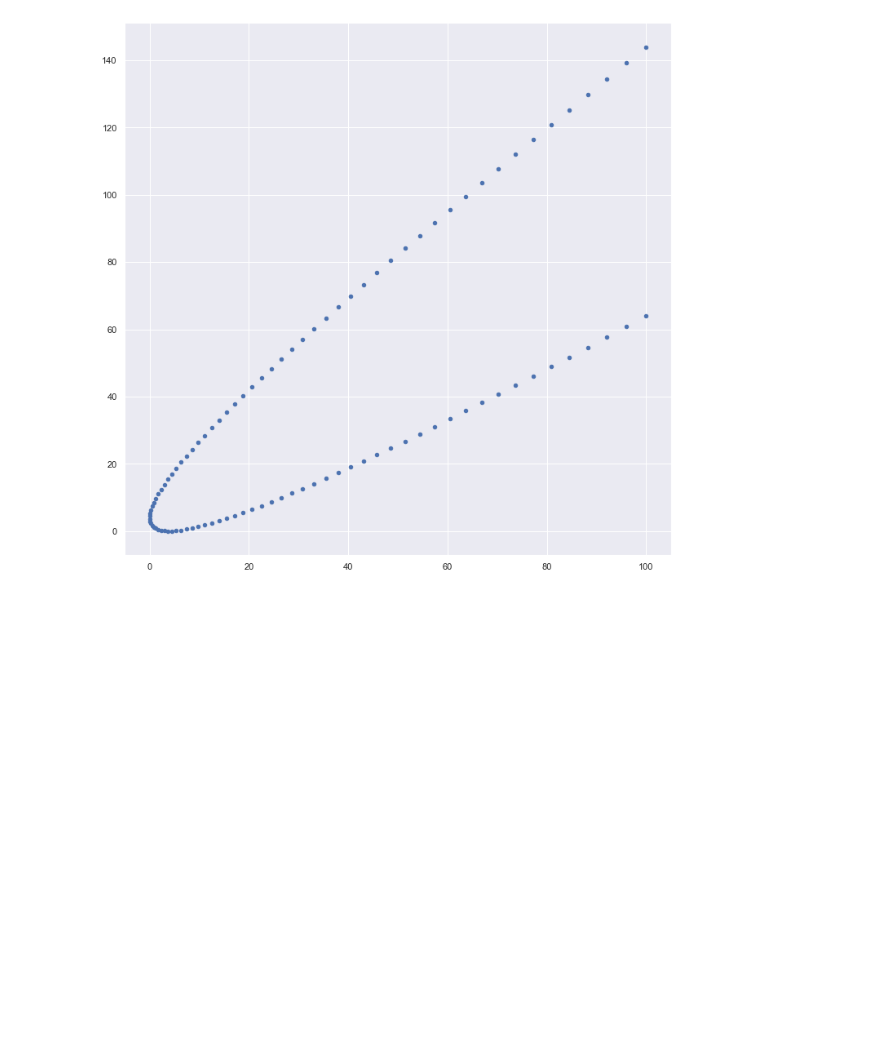
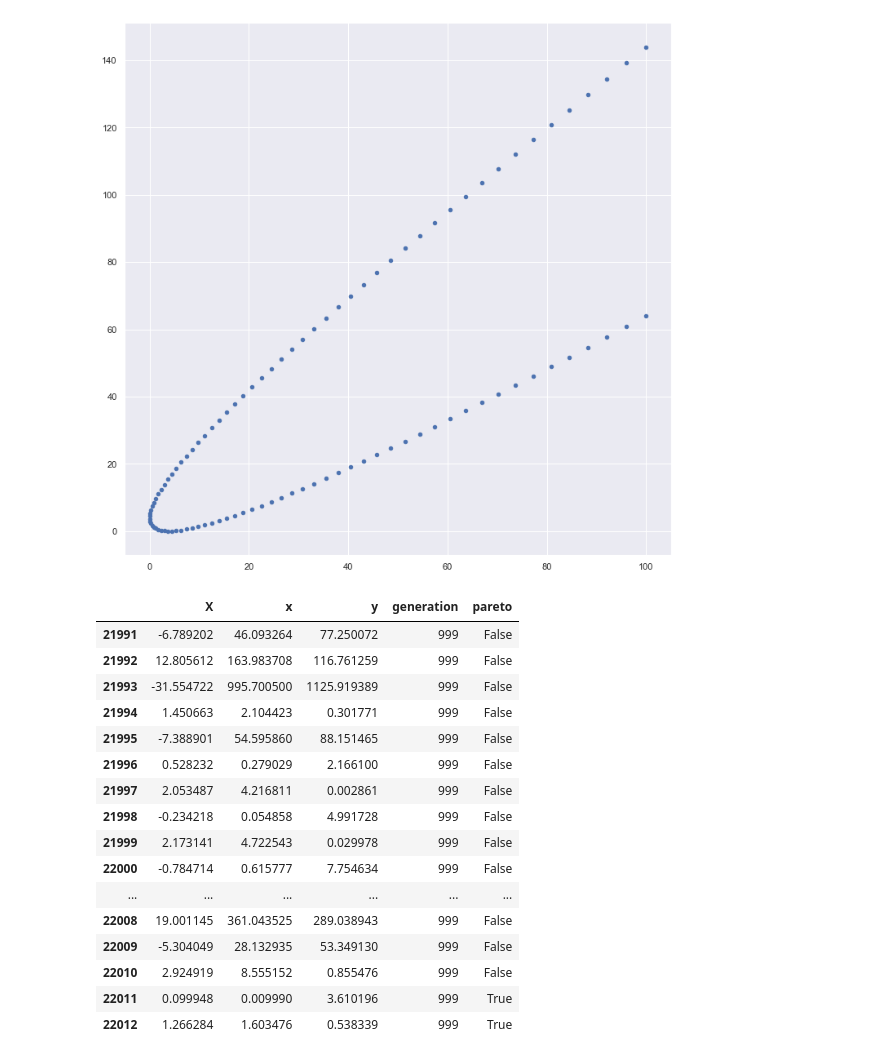
Before and after one commit to kzajac97/SPEA, a Jupyter notebook: SPEA/notebooks/schaffer_run_1.ipynb, the cells around one changed output. Drawn from its saved outputs; the diff is of its cells as text; code cells hidden in the pictures; blank space fills up the shorter version.

```diff
--- a/SPEA/notebooks/schaffer_run_1.ipynb
+++ b/SPEA/notebooks/schaffer_run_1.ipynb
@@ -84,3 +76,25 @@ plt.scatter(t_values[0, :], t_values[1, :], c="b", s=20)
 # %% [output]
 <matplotlib.collections.PathCollection at 0x...>
 [figure]
+# %%
+logs_df = pd.read_csv(r"../data/schaffer_f1_logs.csv")
+# %%
+logs_df.loc[logs_df["generation"] == 999]
+# %% [output]
+|  | X | x | y | generation | pareto |
+| 21991 | -6.789202 | 46.093264 | 77.250072 | 999 | False |
+| 21992 | 12.805612 | 163.983708 | 116.761259 | 999 | False |
+| 21993 | -31.554722 | 995.700500 | 1125.919389 | 999 | False |
+| 21994 | 1.450663 | 2.104423 | 0.301771 | 999 | False |
+| 21995 | -7.388901 | 54.595860 | 88.151465 | 999 | False |
+| 21996 | 0.528232 | 0.279029 | 2.166100 | 999 | False |
+| 21997 | 2.053487 | 4.216811 | 0.002861 | 999 | False |
+| 21998 | -0.234218 | 0.054858 | 4.991728 | 999 | False |
+| 21999 | 2.173141 | 4.722543 | 0.029978 | 999 | False |
+| 22000 | -0.784714 | 0.615777 | 7.754634 | 999 | False |
+| ... | ... | ... | ... | ... | ... |
+| 22008 | 19.001145 | 361.043525 | 289.038943 | 999 | False |
+| 22009 | -5.304049 | 28.132935 | 53.349130 | 999 | False |
+| 22010 | 2.924919 | 8.555152 | 0.855476 | 999 | False |
+| 22011 | 0.099948 | 0.009990 | 3.610196 | 999 | True |
+| 22012 | 1.266284 | 1.603476 | 0.538339 | 999 | True |
```
Also changed, not shown: parts of 5 cells of this notebook, 1 other file.
